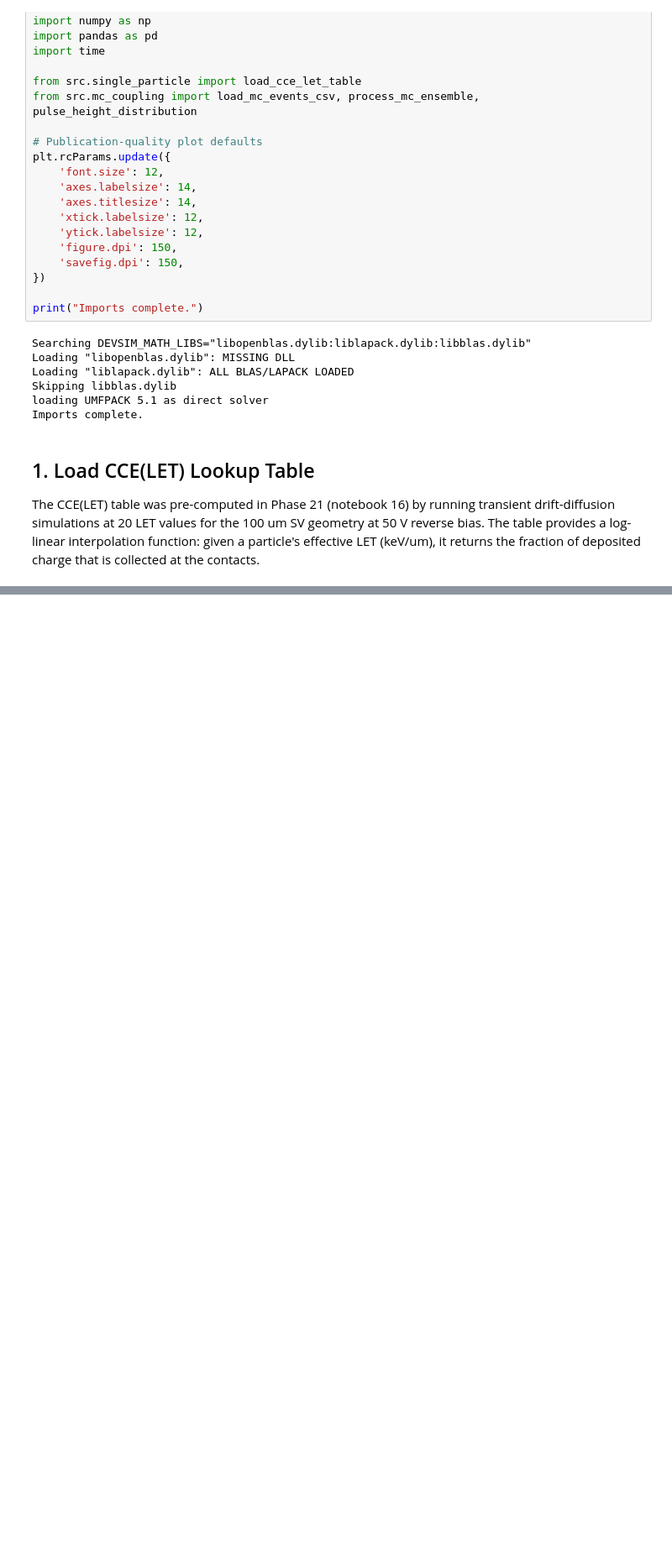
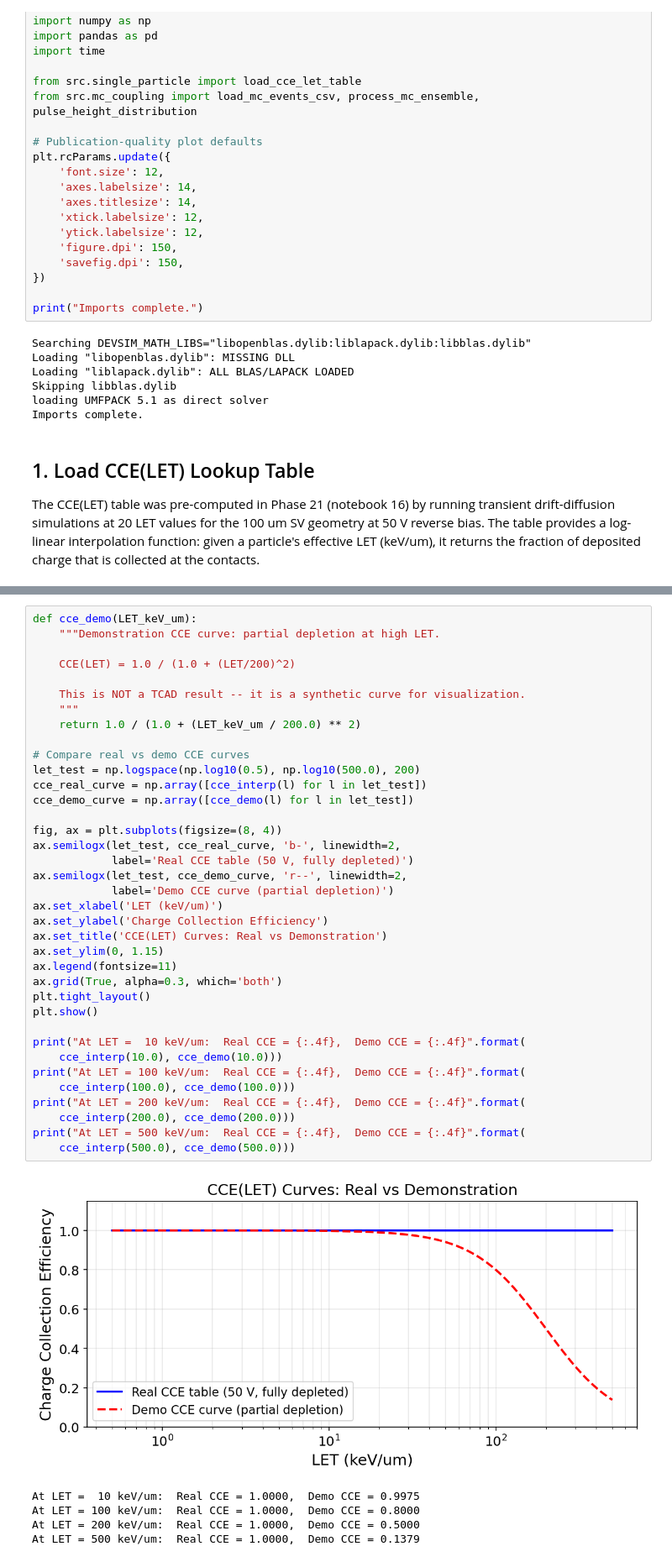
Before and after one commit to ngcex/sic-tcad-detector, a Jupyter notebook: notebooks/17_mc_coupling.ipynb, the cells around one changed output, grey strips where cells are left out. Shown at 84% size. Cells and saved outputs as stored; diff of their text form; blank space fills up the shorter version.

```diff
--- a/notebooks/17_mc_coupling.ipynb
+++ b/notebooks/17_mc_coupling.ipynb
@@ -92 +123,44 @@ Interpolation check:
+# %%
+def cce_demo(LET_keV_um):
+    """Demonstration CCE curve: partial depletion at high LET.
+
+    CCE(LET) = 1.0 / (1.0 + (LET/200)^2)
+
+    This is NOT a TCAD result -- it is a synthetic curve for visualization.
+    """
+    return 1.0 / (1.0 + (LET_keV_um / 200.0) ** 2)
+
+# Compare real vs demo CCE curves
+let_test = np.logspace(np.log10(0.5), np.log10(500.0), 200)
+cce_real_curve = np.array([cce_interp(l) for l in let_test])
+cce_demo_curve = np.array([cce_demo(l) for l in let_test])
+
+fig, ax = plt.subplots(figsize=(8, 4))
+ax.semilogx(let_test, cce_real_curve, 'b-', linewidth=2,
+            label='Real CCE table (50 V, fully depleted)')
+ax.semilogx(let_test, cce_demo_curve, 'r--', linewidth=2,
+            label='Demo CCE curve (partial depletion)')
+ax.set_xlabel('LET (keV/um)')
+ax.set_ylabel('Charge Collection Efficiency')
+ax.set_title('CCE(LET) Curves: Real vs Demonstration')
+ax.set_ylim(0, 1.15)
+ax.legend(fontsize=11)
+ax.grid(True, alpha=0.3, which='both')
+plt.tight_layout()
+plt.show()
+
+print("At LET =  10 keV/um:  Real CCE = {:.4f},  Demo CCE = {:.4f}".format(
+    cce_interp(10.0), cce_demo(10.0)))
+print("At LET = 100 keV/um:  Real CCE = {:.4f},  Demo CCE = {:.4f}".format(
+    cce_interp(100.0), cce_demo(100.0)))
+print("At LET = 200 keV/um:  Real CCE = {:.4f},  Demo CCE = {:.4f}".format(
+    cce_interp(200.0), cce_demo(200.0)))
+print("At LET = 500 keV/um:  Real CCE = {:.4f},  Demo CCE = {:.4f}".format(
+    cce_interp(500.0), cce_demo(500.0)))
+# %% [output]
+[figure, added]
+At LET =  10 keV/um:  Real CCE = 1.0000,  Demo CCE = 0.9975
+At LET = 100 keV/um:  Real CCE = 1.0000,  Demo CCE = 0.8000
+At LET = 200 keV/um:  Real CCE = 1.0000,  Demo CCE = 0.5000
+At LET = 500 keV/um:  Real CCE = 1.0000,  Demo CCE = 0.1379
 # %% [markdown]
```
Also changed, not shown: parts of 19 cells of this notebook, 2 other files.
